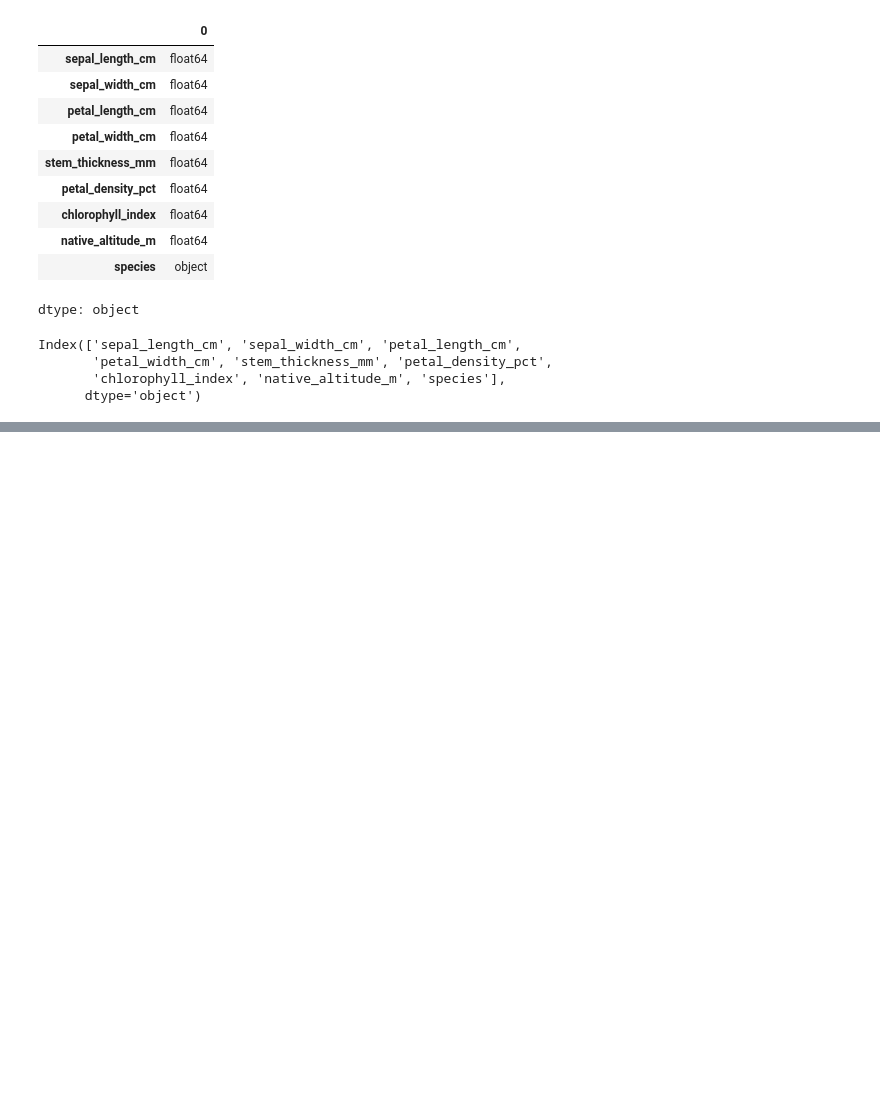
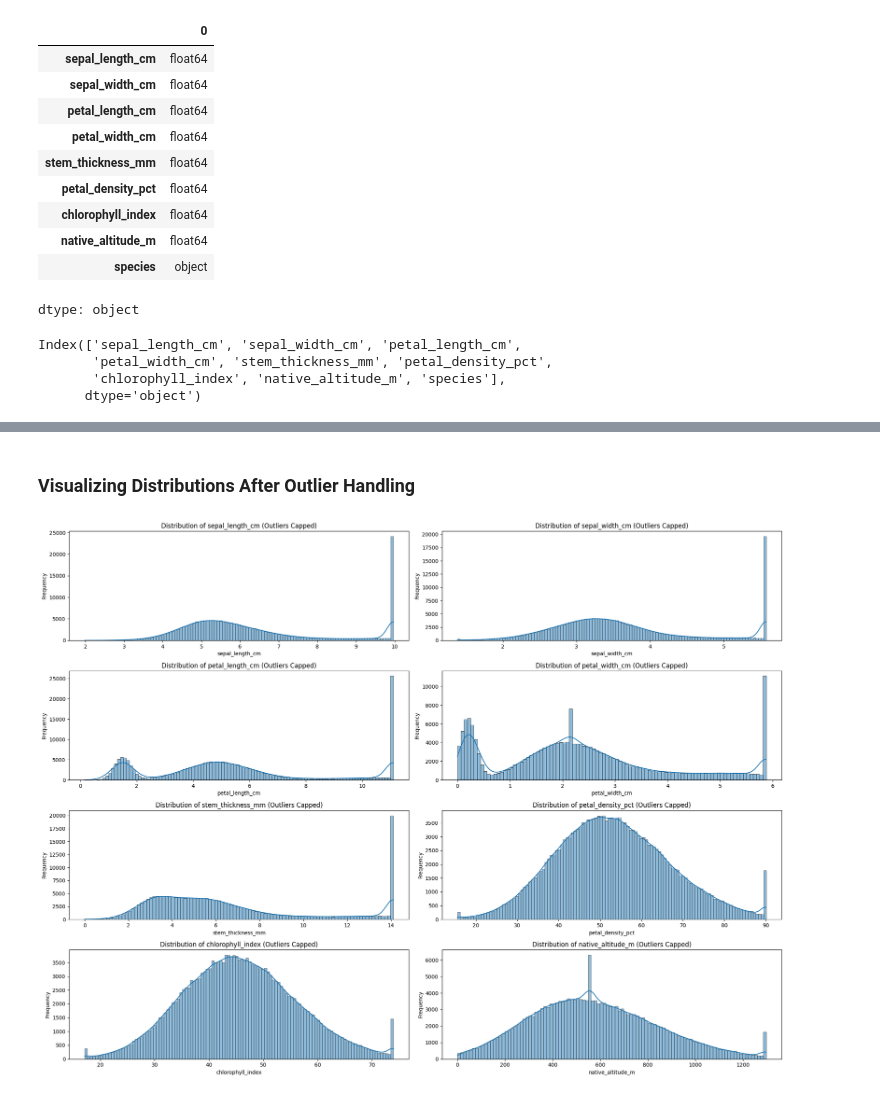
Before and after one commit to kxrrym03/Flower-Morphometrics-Analysis, a Jupyter notebook: Flower_Morphometrics.ipynb, the cells around one changed output, grey strips where cells are left out. Drawn from its saved outputs; the diff is of its cells as text; code cells hidden in the pictures; blank space fills up the shorter version.

```diff
--- a/Flower_Morphometrics.ipynb
+++ b/Flower_Morphometrics.ipynb
@@ -109,0 +199,18 @@ Index(['sepal_length_cm', 'sepal_width_cm', 'petal_length_cm',
+# %%
+# List of columns with NaNs to impute
+cols_to_impute = [
+    'sepal_width_cm',
+    'petal_length_cm',
+    'petal_width_cm',
+    'stem_thickness_mm',
+    'petal_density_pct',
+    'native_altitude_m'
+]
+
+# Impute NaNs with the median of each column
+for col in cols_to_impute:
+    median_value = df[col].median()
+    df[col].fillna(median_value, inplace=True)
+
+print('Number of nulls after median imputation:')
+df.isnull().sum()
@@ -109,0 +246,13 @@ Index(['sepal_length_cm', 'sepal_width_cm', 'petal_length_cm',
+# %%
+for col in numerical_cols:
+    Q1 = df[col].quantile(0.25)
+    Q3 = df[col].quantile(0.75)
+    IQR = Q3 - Q1
+    lower_bound = Q1 - 1.5 * IQR
+    upper_bound = Q3 + 1.5 * IQR
+
+    # Cap outliers: replace values outside the bounds with the bounds themselves
+    df[col] = np.where(df[col] < lower_bound, lower_bound, df[col])
+    df[col] = np.where(df[col] > upper_bound, upper_bound, df[col])
+
+print("Outliers handled for numerical columns using IQR capping.")
@@ -109,0 +275,14 @@ Index(['sepal_length_cm', 'sepal_width_cm', 'petal_length_cm',
+# %% [markdown]
+### Visualizing Distributions After Outlier Handling
+# %%
+plt.figure(figsize=(20, 15))
+for i, col in enumerate(numerical_cols):
+    plt.subplot(4, 2, i + 1)
+    sns.histplot(df[col], kde=True)
+    plt.title(f'Distribution of {col} (Outliers Capped)')
+    plt.xlabel(col)
+    plt.ylabel('Frequency')
+plt.tight_layout()
+plt.show()
+# %% [output]
+[figure, added]
```
Also changed, not shown: parts of 40 cells of this notebook.
